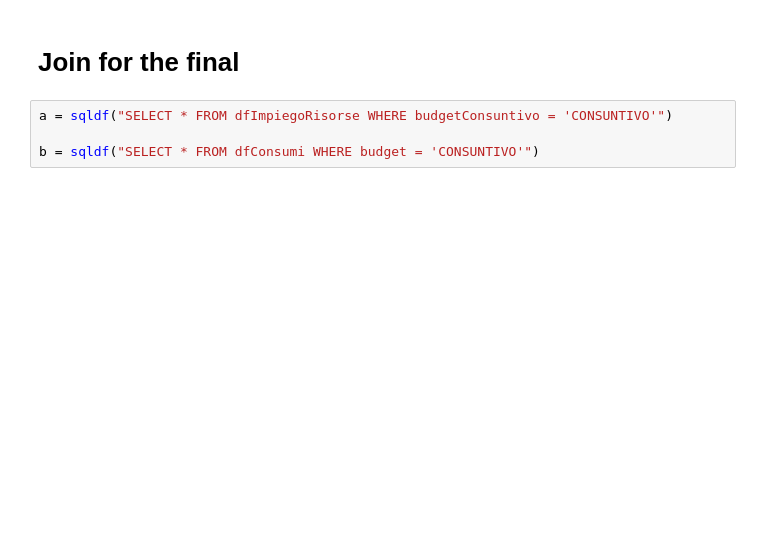
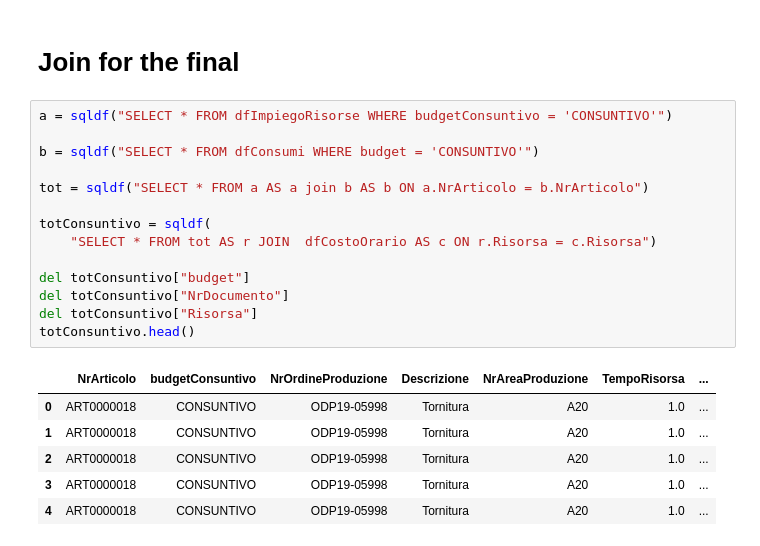
Before and after one commit to VinciGit00/SCGProject, a Jupyter notebook: Datasets/DataElaboration/CompleTable.ipynb, the cells around one changed output. Drawn from its saved outputs; the diff is of its cells as text; blank space fills up the shorter version.

```diff
--- a/Datasets/DataElaboration/CompleTable.ipynb
+++ b/Datasets/DataElaboration/CompleTable.ipynb
@@ -194,6 +227,23 @@ tot.head()
 # %% [markdown]
 # Join for the final
-# %%
-a = sqldf("SELECT * FROM dfImpiegoRisorse WHERE budgetConsuntivo = 'CONSUNTIVO'")
-
-b = sqldf("SELECT * FROM dfConsumi WHERE budget = 'CONSUNTIVO'")
+# %%
+a = sqldf("SELECT * FROM dfImpiegoRisorse WHERE budgetConsuntivo = 'CONSUNTIVO'")
+
+b = sqldf("SELECT * FROM dfConsumi WHERE budget = 'CONSUNTIVO'")
+
+tot = sqldf("SELECT * FROM a AS a join b AS b ON a.NrArticolo = b.NrArticolo")
+
+totConsuntivo = sqldf(
+    "SELECT * FROM tot AS r JOIN  dfCostoOrario AS c ON r.Risorsa = c.Risorsa")
+
+del totConsuntivo["budget"]
+del totConsuntivo["NrDocumento"]
+del totConsuntivo["Risorsa"]
+totConsuntivo.head()
+# %% [output]
+|  | NrArticolo | budgetConsuntivo | NrOrdineProduzione | Descrizione | NrAreaProduzione | TempoRisorsa | ... |
+| 0 | ART0000018 | CONSUNTIVO | ODP19-05998 | Tornitura | A20 | 1.0 | ... |
+| 1 | ART0000018 | CONSUNTIVO | ODP19-05998 | Tornitura | A20 | 1.0 | ... |
+| 2 | ART0000018 | CONSUNTIVO | ODP19-05998 | Tornitura | A20 | 1.0 | ... |
+| 3 | ART0000018 | CONSUNTIVO | ODP19-05998 | Tornitura | A20 | 1.0 | ... |
+| 4 | ART0000018 | CONSUNTIVO | ODP19-05998 | Tornitura | A20 | 1.0 | ... |
```
Also changed, not shown: parts of 6 cells of this notebook, 3 other files.
